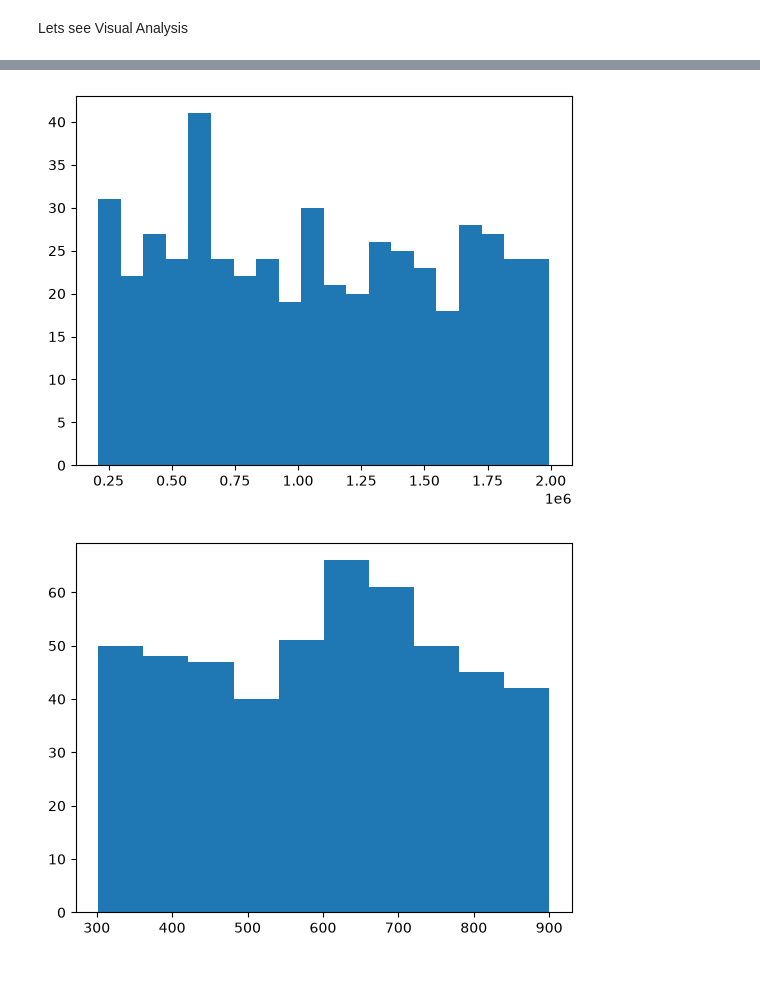
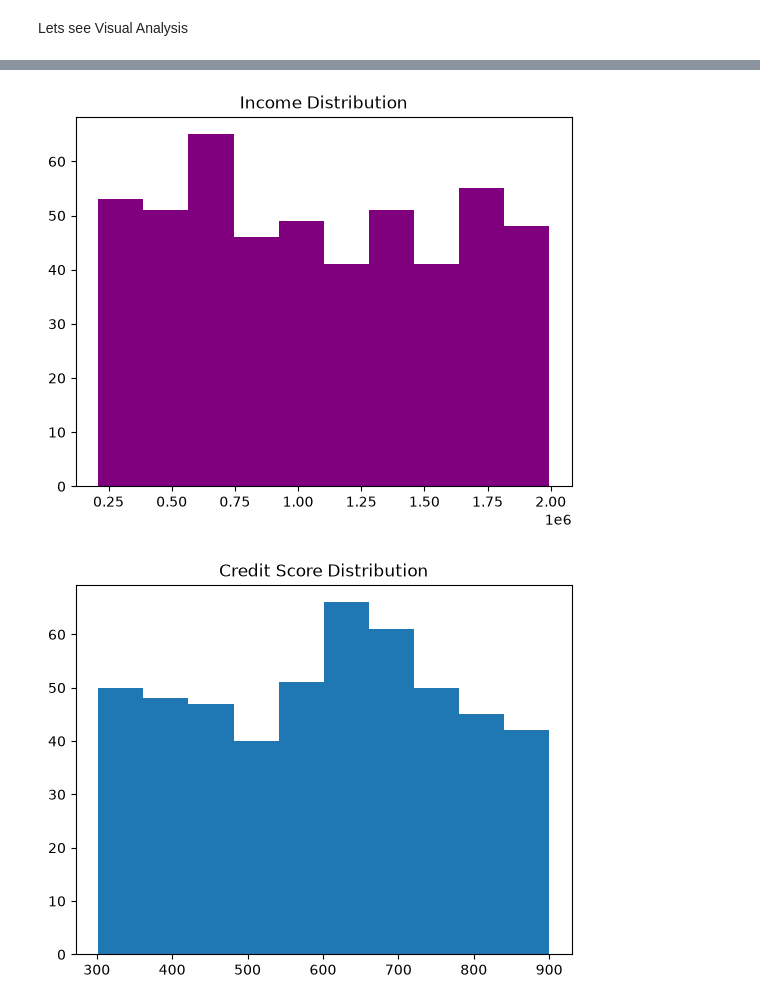
Before and after one commit to analytical31/Banking_Loan_Analysis, a Jupyter notebook: banking_loan_analysis.ipynb, the cells around one changed output, grey strips where cells are left out. Saved outputs shown, nothing was run; the diff lists cells and outputs as text; code cells hidden in the pictures; blank space fills up the shorter version.

```diff
--- a/banking_loan_analysis.ipynb
+++ b/banking_loan_analysis.ipynb
@@ -44,19 +44,20 @@ plt.show()
 # %%
 # 3. visual- Income Distribution
 
-plt.hist(df['Annual_Income'], bins=20)
+plt.hist(df['Annual_Income'], bins=10, color='purple')
+plt.title("Income Distribution")
 
 plt.show()
 # %% [output]
-[figure, old version]
+[figure, new version]
 # %%
 # 4. visual- Credit Score Distribution
 
 plt.hist(df['Credit_Score'], bins=10)
-
+plt.title("Credit Score Distribution")
 plt.show()
 # %% [output]
-[figure, old version]
+[figure, new version]
 # %%
 # 5. visual- Loan Amount by Loan Type
 
```
Also changed, not shown: parts of 6 cells of this notebook.
